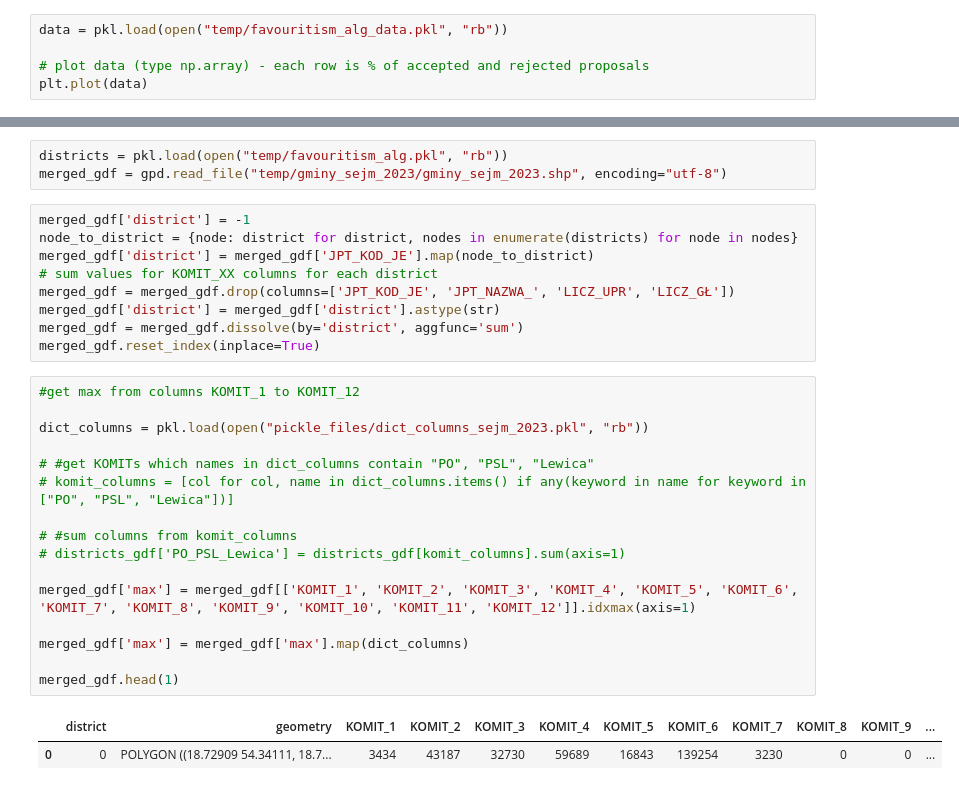
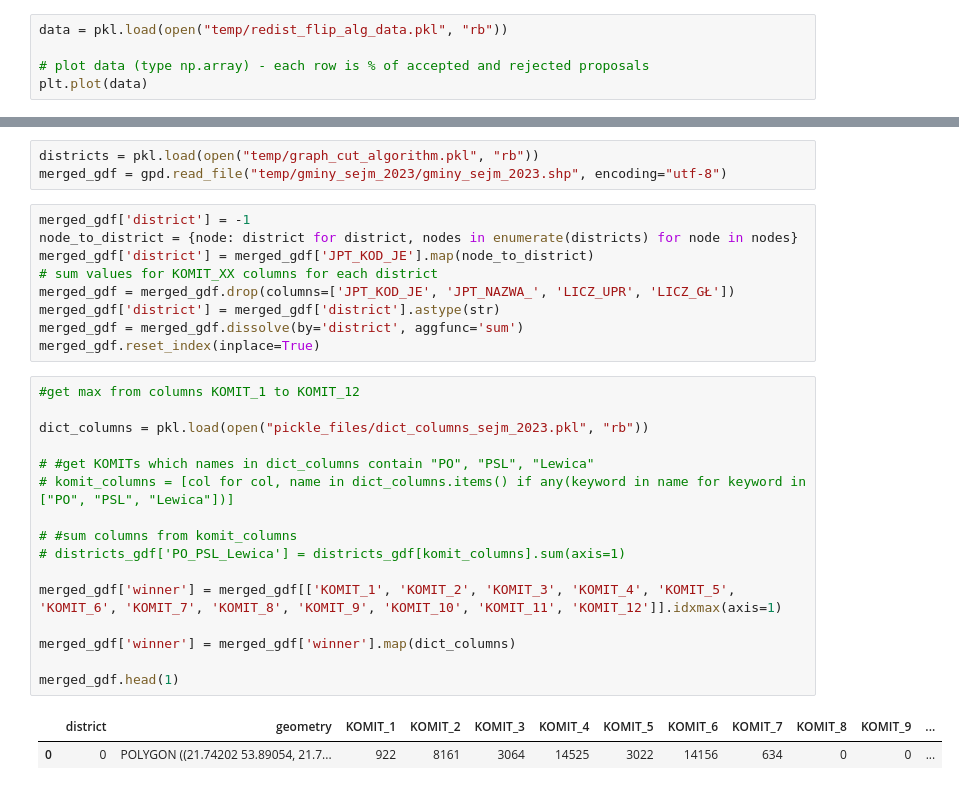
Before and after one commit to Jogurtonelle/gerrymandering, a Jupyter notebook: main.ipynb, the cells around one changed output, grey strips where cells are left out. Cells and saved outputs as stored; diff of their text form.

```diff
--- a/main.ipynb
+++ b/main.ipynb
@@ -83,7 +83,7 @@ merged_gdf.to_file("temp/gminy_sejm_2023.shp", encoding="utf-8")
 # %% [output]
 ValueError: GeoDataFrame cannot contain duplicated column names.
 # %%
-data = pkl.load(open("temp/favouritism_alg_data.pkl", "rb"))
+data = pkl.load(open("temp/redist_flip_alg_data.pkl", "rb"))
 
 # plot data (type np.array) - each row is % of accepted and rejected proposals
 plt.plot(data)
@@ -93,5 +94,5 @@ plt.plot(data)
 # %%
-districts = pkl.load(open("temp/favouritism_alg.pkl", "rb"))
+districts = pkl.load(open("temp/graph_cut_algorithm.pkl", "rb"))
 merged_gdf = gpd.read_file("temp/gminy_sejm_2023/gminy_sejm_2023.shp", encoding="utf-8")
 # %%
 merged_gdf['district'] = -1
@@ -105,21 +106,21 @@ merged_gdf.reset_index(inplace=True)
 # %%
 #get max from columns KOMIT_1 to KOMIT_12
 
 dict_columns = pkl.load(open("pickle_files/dict_columns_sejm_2023.pkl", "rb"))
 
 # #get KOMITs which names in dict_columns contain "PO", "PSL", "Lewica"
 # komit_columns = [col for col, name in dict_columns.items() if any(keyword in name for keyword in ["PO", "PSL", "Lewica"])]
 
 # #sum columns from komit_columns
 # districts_gdf['PO_PSL_Lewica'] = districts_gdf[komit_columns].sum(axis=1)
 
-merged_gdf['max'] = merged_gdf[['KOMIT_1', 'KOMIT_2', 'KOMIT_3', 'KOMIT_4', 'KOMIT_5', 'KOMIT_6', 'KOMIT_7', 'KOMIT_8', 'KOMIT_9', 'KOMIT_10', 'KOMIT_11', 'KOMIT_12']].idxmax(axis=1)
+merged_gdf['winner'] = merged_gdf[['KOMIT_1', 'KOMIT_2', 'KOMIT_3', 'KOMIT_4', 'KOMIT_5', 'KOMIT_6', 'KOMIT_7', 'KOMIT_8', 'KOMIT_9', 'KOMIT_10', 'KOMIT_11', 'KOMIT_12']].idxmax(axis=1)
 
-merged_gdf['max'] = merged_gdf['max'].map(dict_columns)
+merged_gdf['winner'] = merged_gdf['winner'].map(dict_columns)
 
 merged_gdf.head(1)
 # %% [output]
 |  | district | geometry | KOMIT_1 | KOMIT_2 | KOMIT_3 | KOMIT_4 | KOMIT_5 | KOMIT_6 | KOMIT_7 | KOMIT_8 | KOMIT_9 | ... |
-| 0 | 0 | POLYGON ((18.72909 54.34111, 18.7... | 3434 | 43187 | 32730 | 59689 | 16843 | 139254 | 3230 | 0 | 0 | ... |
+| 0 | 0 | POLYGON ((21.74202 53.89054, 21.7... | 922 | 8161 | 3064 | 14525 | 3022 | 14156 | 634 | 0 | 0 | ... |
 # %%
 #count each max value
```
Also changed, not shown: parts of 13 cells of this notebook, 8 other files.
